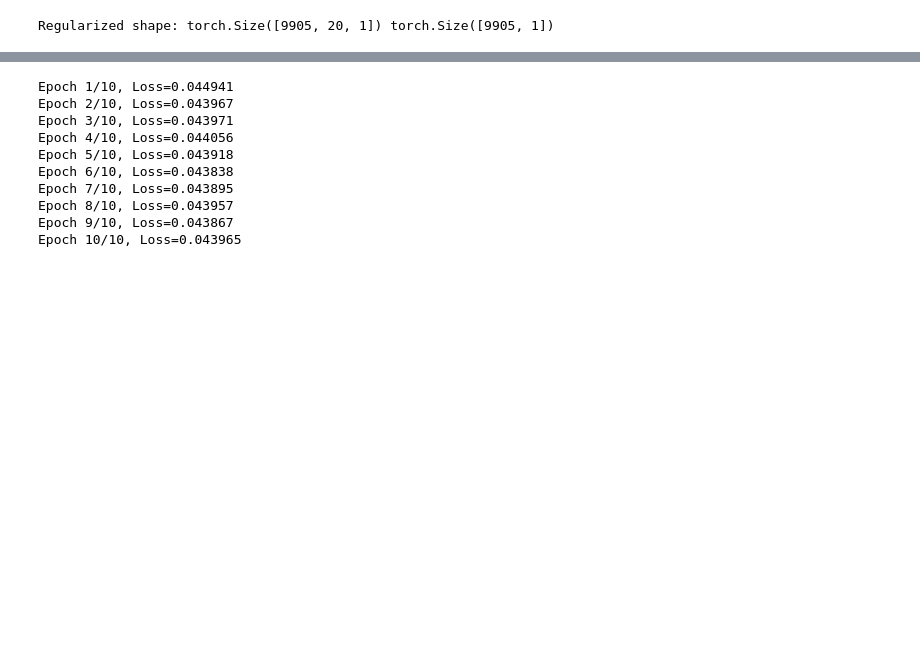
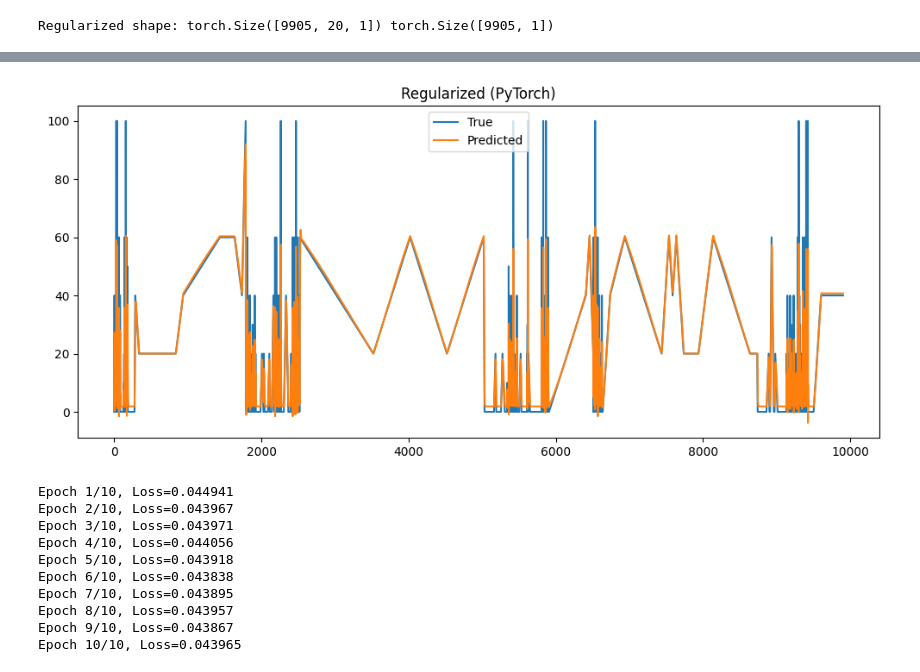
Before and after one commit to ElaheDlv/new-ai-ran-sim, a Jupyter notebook: backend/notebooks/plot_and_predict.ipynb, the cells around one changed output, grey strips where cells are left out. Drawn from its saved outputs; the diff is of its cells as text; code cells hidden in the pictures; blank space fills up the shorter version.

```diff
--- a/backend/notebooks/plot_and_predict.ipynb
+++ b/backend/notebooks/plot_and_predict.ipynb
@@ -473,3 +453,12 @@ Epoch 10/10, Loss=0.003334
+# %%
+plt.figure(figsize=(12,5))
+plt.plot(y_true_reg, label="True")
+plt.plot(yhat_reg, label="Predicted")
+plt.title("Regularized (PyTorch)")
+plt.legend()
+plt.show()
+# %% [output]
+[figure, added]
 # %%
 model_irreg = LSTMModel(input_dim=2)
 losses_irreg = train_model(model_irreg, train_loader_irreg, epochs=10)
```
Also changed, not shown: parts of 3 cells of this notebook.
